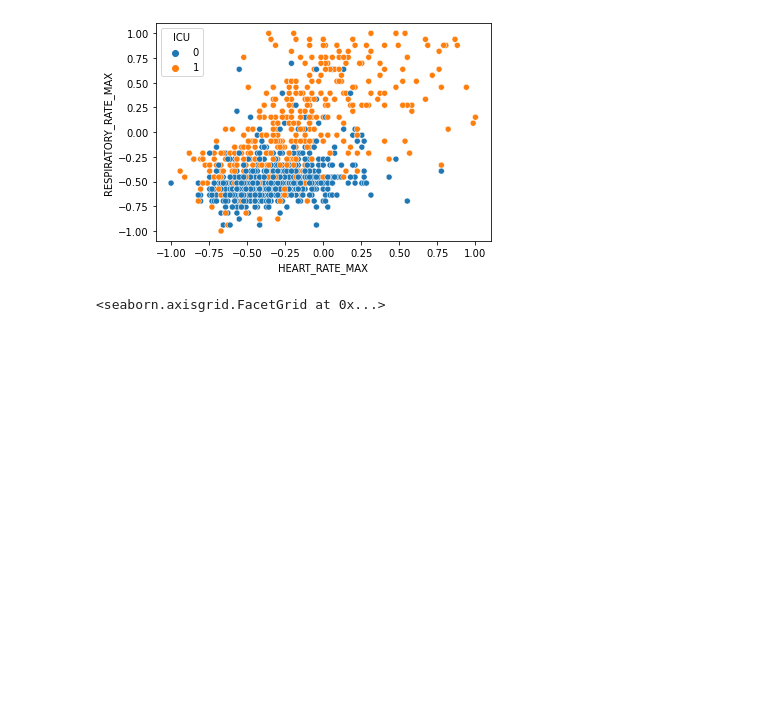
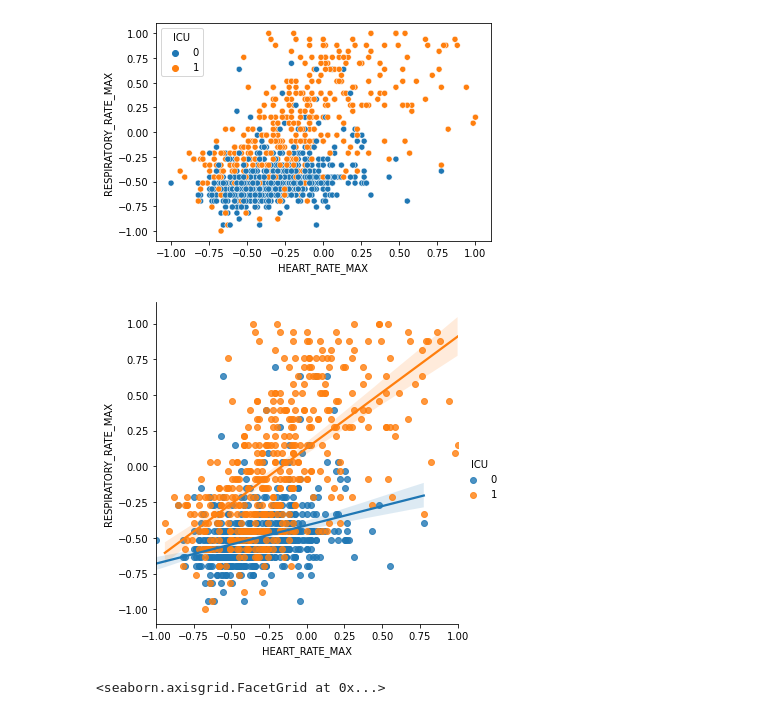
Before and after one commit to gusAGR/machine-learning-tfg, a Jupyter notebook: notebooks/Sirio_Libanes.ipynb, the cells around one changed output. Saved outputs shown, nothing was run; the diff lists cells and outputs as text; code cells hidden in the pictures; blank space fills up the shorter version.

Commit message:
Regression graphs added

```diff
--- a/notebooks/Sirio_Libanes.ipynb
+++ b/notebooks/Sirio_Libanes.ipynb
@@ -100,6 +100,10 @@ sns.scatterplot(x='HEART_RATE_MAX', y='RESPIRATORY_RATE_MAX', hue='ICU', data=da
 # %% [output]
 <AxesSubplot:xlabel='HEART_RATE_MAX', ylabel='RESPIRATORY_RATE_MAX'>
 [figure]
+# %%
+sns.lmplot(x='HEART_RATE_MAX', y='RESPIRATORY_RATE_MAX', hue='ICU', data=data);
+# %% [output]
+[figure, added]
 # %%
 sns.displot(data=data, x="OXYGEN_SATURATION_MIN", hue='ICU', kde=True)
 # %% [output]
```
Also changed, not shown: parts of 3 cells of this notebook.
